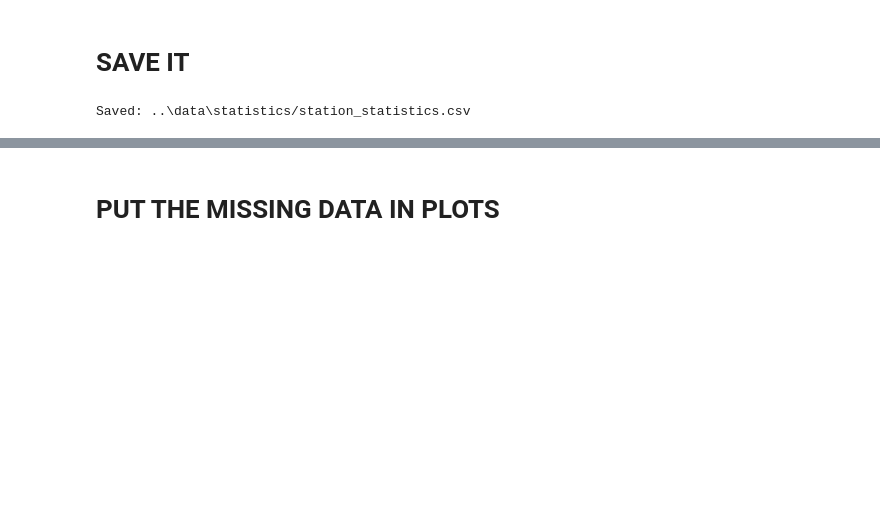
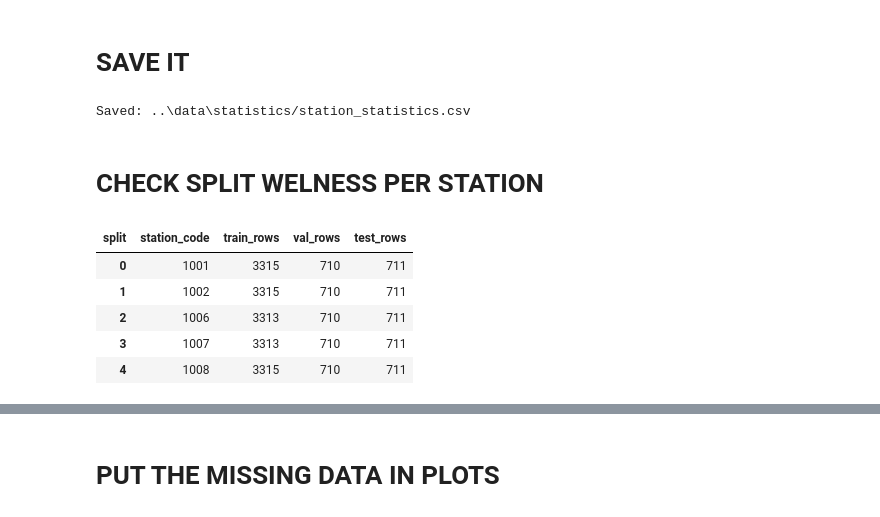
Before and after one commit to EmirhanFaruk/Projet-DALAS, a Jupyter notebook: visualise_data/visualise_data.ipynb, the cells around one changed output, grey strips where cells are left out. Saved outputs shown, nothing was run; the diff lists cells and outputs as text; code cells hidden in the pictures; blank space fills up the shorter version.

```diff
--- a/visualise_data/visualise_data.ipynb
+++ b/visualise_data/visualise_data.ipynb
@@ -319,3 +322,27 @@ station_stats.to_csv(f"{STATISTICS_DATA_FOLDER}/station_statistics.csv", index=F
 print(f"Saved: {STATISTICS_DATA_FOLDER}/station_statistics.csv")
 # %% [output]
 Saved: ..\data\statistics/station_statistics.csv
+# %% [markdown]
+# CHECK SPLIT WELNESS PER STATION
+# %%
+# Count rows per station per split
+split_counts = (
+    df.groupby(["station_code", "split"])
+      .size()
+      .unstack(fill_value=0)
+      .rename(columns={
+          0: "train_rows",
+          1: "val_rows",
+          2: "test_rows"
+      })
+      .reset_index()
+)
+
+display(split_counts.head())
+# %% [output]
+| split | station_code | train_rows | val_rows | test_rows |
+| 0 | 1001 | 3315 | 710 | 711 |
+| 1 | 1002 | 3315 | 710 | 711 |
+| 2 | 1006 | 3313 | 710 | 711 |
+| 3 | 1007 | 3313 | 710 | 711 |
+| 4 | 1008 | 3315 | 710 | 711 |
```
Also changed, not shown: parts of 14 cells of this notebook, 3 other files.
